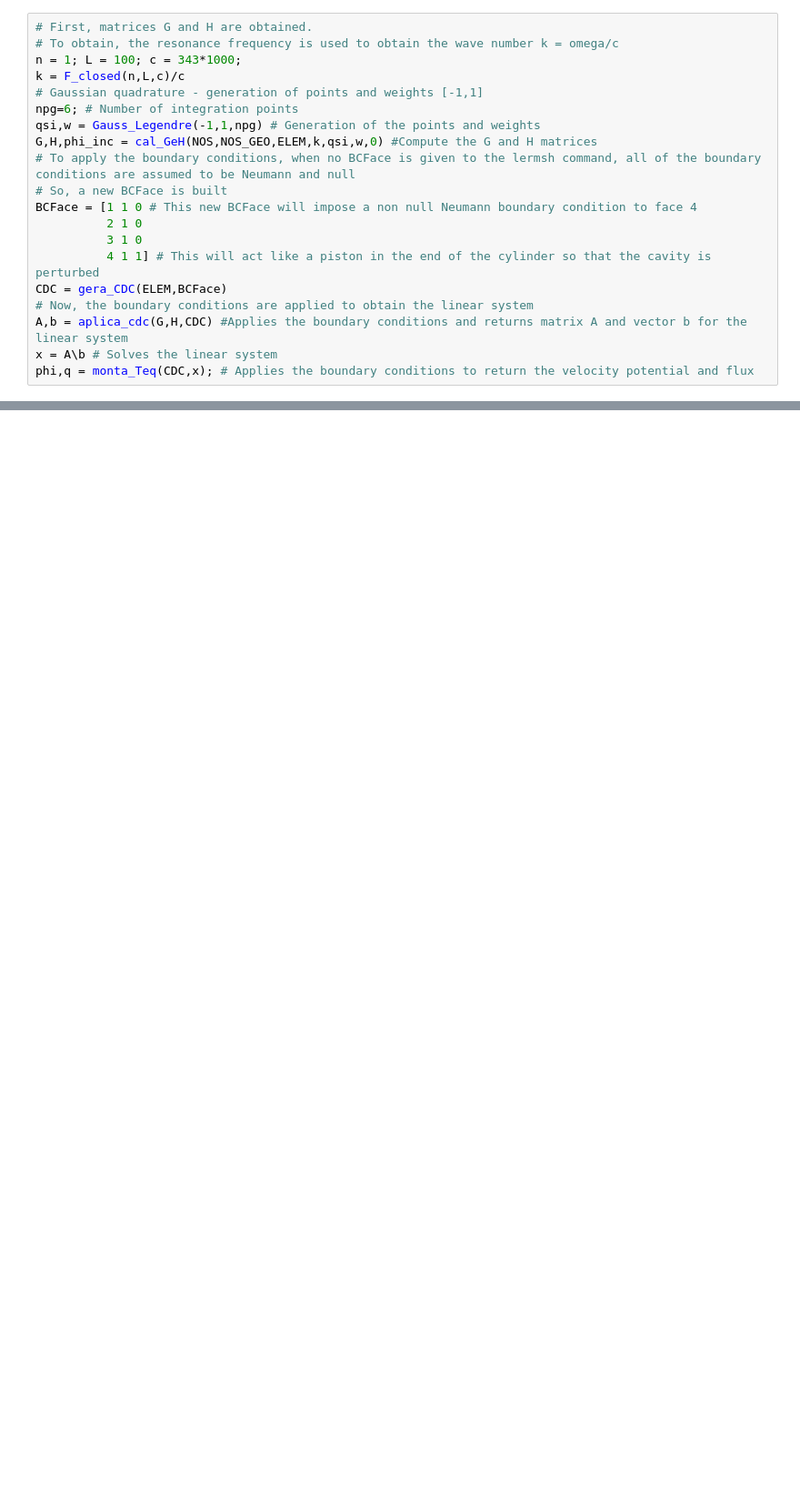
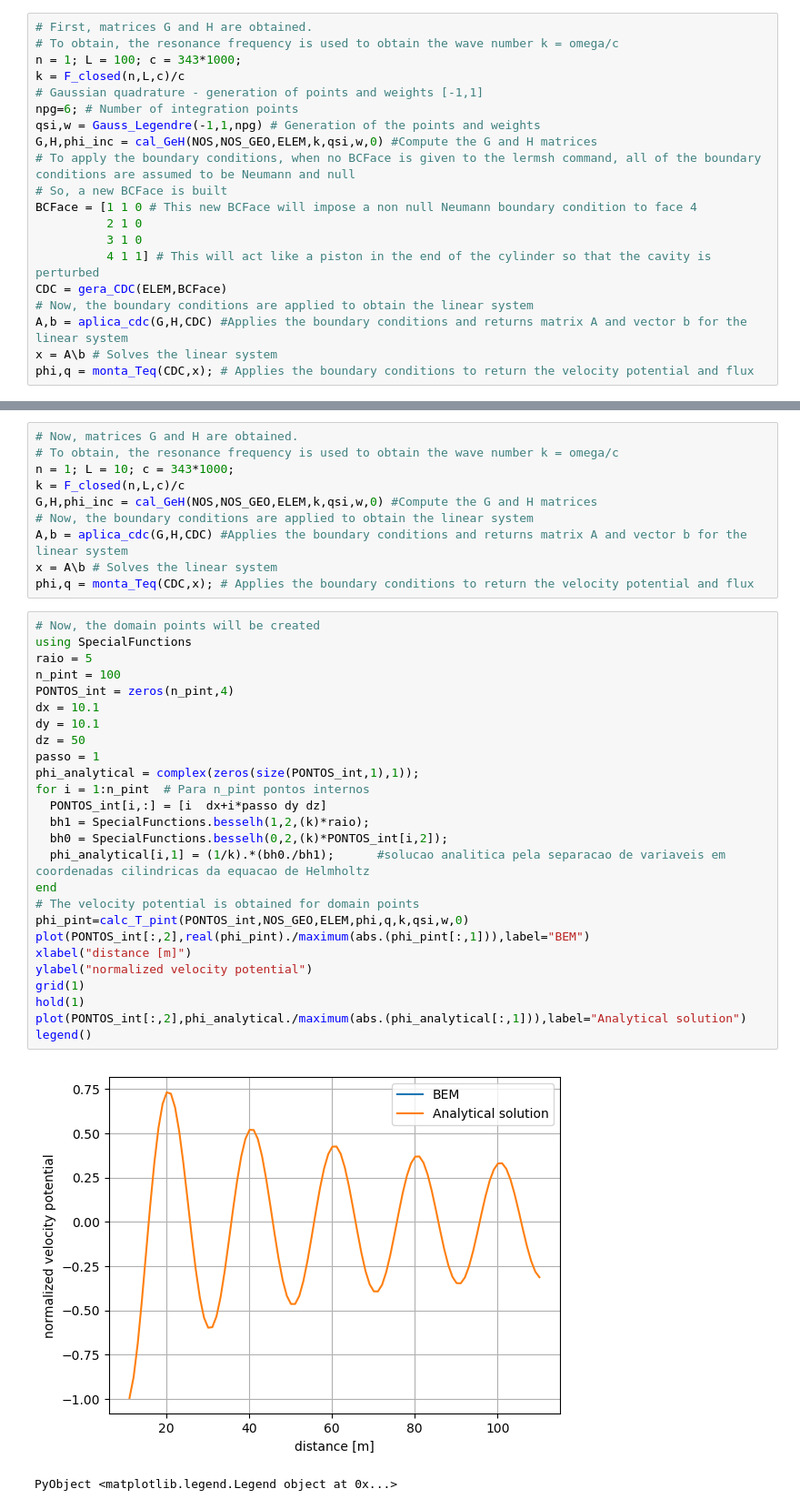
Before and after one commit to alvarocafe/BB, a Jupyter notebook: note_BEM.ipynb, the cells around one changed output, grey strips where cells are left out. Shown at 91% size. Drawn from its saved outputs; the diff is of its cells as text; blank space fills up the shorter version.

```diff
--- a/note_BEM.ipynb
+++ b/note_BEM.ipynb
@@ -136,0 +135,39 @@ w
+# %%
+# Now, matrices G and H are obtained.
+# To obtain, the resonance frequency is used to obtain the wave number k = omega/c
+n = 1; L = 10; c = 343*1000;
+k = F_closed(n,L,c)/c
+G,H,phi_inc = cal_GeH(NOS,NOS_GEO,ELEM,k,qsi,w,0) #Compute the G and H matrices
+# Now, the boundary conditions are applied to obtain the linear system
+A,b = aplica_cdc(G,H,CDC) #Applies the boundary conditions and returns matrix A and vector b for the linear system
+x = A\b # Solves the linear system
+phi,q = monta_Teq(CDC,x); # Applies the boundary conditions to return the velocity potential and flux
+# %%
+# Now, the domain points will be created
+using SpecialFunctions
+raio = 5
+n_pint = 100
+PONTOS_int = zeros(n_pint,4)
+dx = 10.1
+dy = 10.1
+dz = 50
+passo = 1
+phi_analytical = complex(zeros(size(PONTOS_int,1),1));
+for i = 1:n_pint  # Para n_pint pontos internos
+  PONTOS_int[i,:] = [i  dx+i*passo dy dz]
+  bh1 = SpecialFunctions.besselh(1,2,(k)*raio);
+  bh0 = SpecialFunctions.besselh(0,2,(k)*PONTOS_int[i,2]);
+  phi_analytical[i,1] = (1/k).*(bh0./bh1);		#solucao anali­tica pela separacao de variaveis em coordenadas cilindricas da equacao de Helmholtz
+end
+# The velocity potential is obtained for domain points
+phi_pint=calc_T_pint(PONTOS_int,NOS_GEO,ELEM,phi,q,k,qsi,w,0)
+plot(PONTOS_int[:,2],real(phi_pint)./maximum(abs.(phi_pint[:,1])),label="BEM")
+xlabel("distance [m]")
+ylabel("normalized velocity potential")
+grid(1)
+hold(1)
+plot(PONTOS_int[:,2],phi_analytical./maximum(abs.(phi_analytical[:,1])),label="Analytical solution")
+legend()
+# %% [output]
+[figure, added]
+PyObject <matplotlib.legend.Legend object at 0x...>
```
Also changed, not shown: parts of 12 cells of this notebook, 5 other files.
